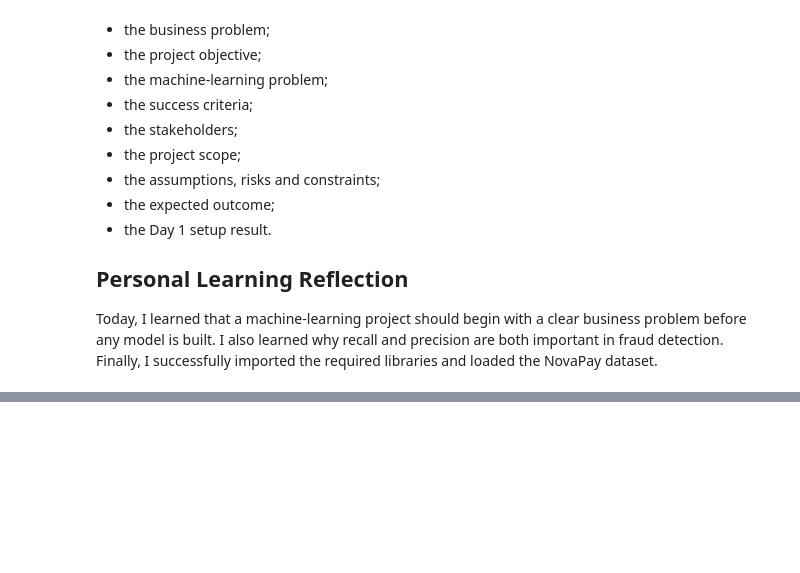
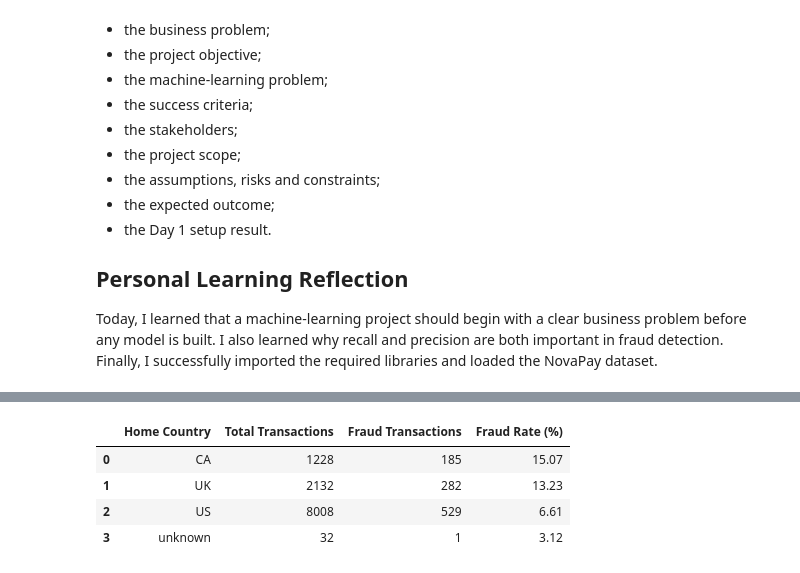
Before and after one commit to joygodknows004-prog/Nova, a Jupyter notebook: NovaPay_Week1_Day1_Submission.ipynb, the cells around one changed output, grey strips where cells are left out. Saved outputs shown, nothing was run; the diff lists cells and outputs as text; code cells hidden in the pictures; blank space fills up the shorter version.

```diff
--- a/NovaPay_Week1_Day1_Submission.ipynb
+++ b/NovaPay_Week1_Day1_Submission.ipynb
@@ -229,0 +624,35 @@ Today, I learned that a machine-learning project should begin with a clear busin
+# %%
+country_fraud_summary = (
+    df.groupby("home_country")["is_fraud"]
+    .agg(["count", "sum", "mean"])
+    .reset_index()
+)
+
+country_fraud_summary.columns = [
+    "Home Country",
+    "Total Transactions",
+    "Fraud Transactions",
+    "Fraud Rate"
+]
+
+country_fraud_summary["Fraud Rate (%)"] = (
+    country_fraud_summary["Fraud Rate"] * 100
+).round(2)
+
+country_fraud_summary[
+    [
+        "Home Country",
+        "Total Transactions",
+        "Fraud Transactions",
+        "Fraud Rate (%)"
+    ]
+].sort_values(
+    "Fraud Rate (%)",
+    ascending=False
+)
+# %% [output]
+|  | Home Country | Total Transactions | Fraud Transactions | Fraud Rate (%) |
+| 0 | CA | 1228 | 185 | 15.07 |
+| 1 | UK | 2132 | 282 | 13.23 |
+| 2 | US | 8008 | 529 | 6.61 |
+| 3 | unknown | 32 | 1 | 3.12 |
```
Also changed, not shown: parts of 33 cells of this notebook.
